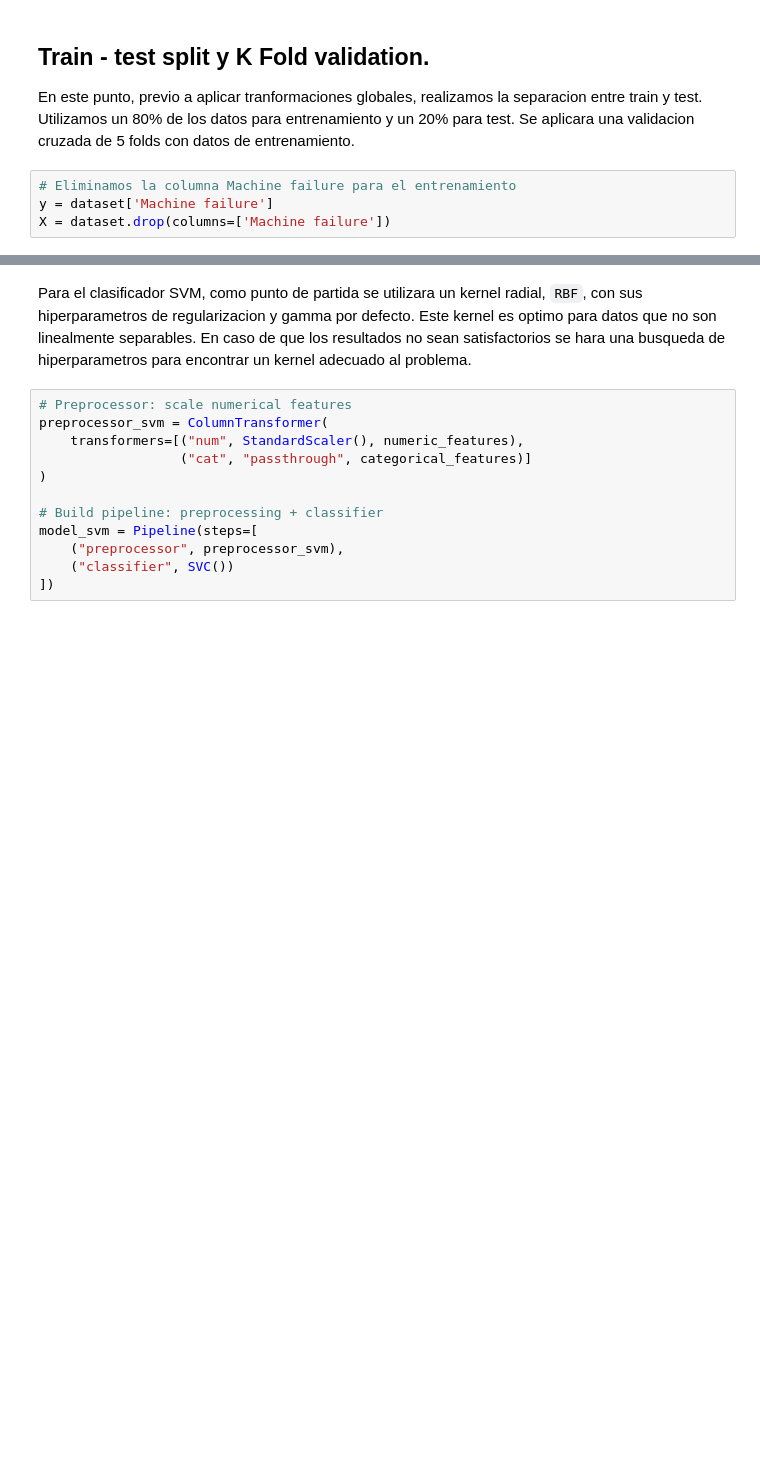
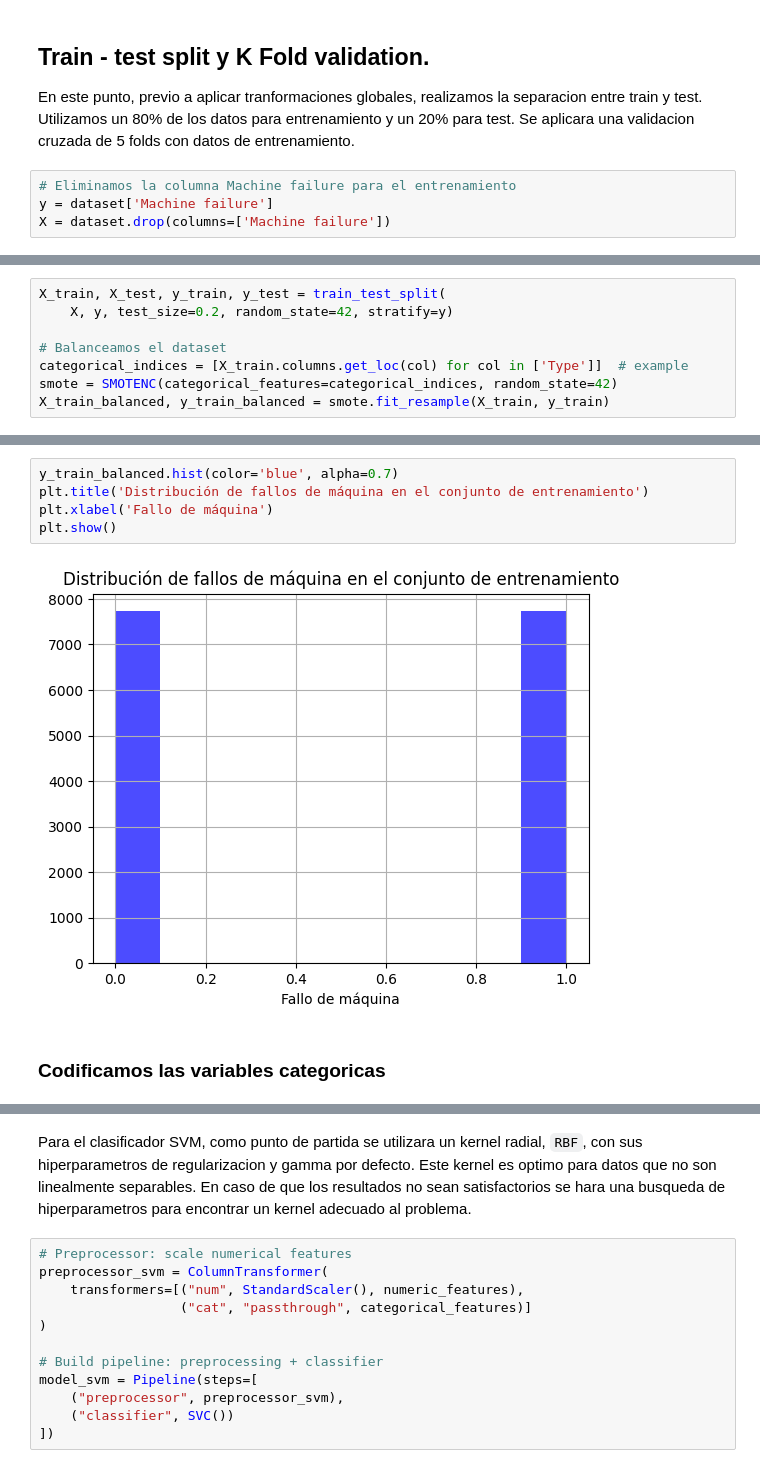
Before and after one commit to maximdorogov/aprendizaje-de-maquina, a Jupyter notebook: tp_final.ipynb, the cells around one changed output, grey strips where cells are left out. Drawn from its saved outputs; the diff is of its cells as text; blank space fills up the shorter version.

```diff
--- a/tp_final.ipynb
+++ b/tp_final.ipynb
@@ -199,0 +199,8 @@ Para el clasificador Naive Bayes, se utilizara un pipeline que incluya un escala
+# %%
+X_train, X_test, y_train, y_test = train_test_split(
+    X, y, test_size=0.2, random_state=42, stratify=y)
+
+# Balanceamos el dataset
+categorical_indices = [X_train.columns.get_loc(col) for col in ['Type']]  # example
+smote = SMOTENC(categorical_features=categorical_indices, random_state=42)
+X_train_balanced, y_train_balanced = smote.fit_resample(X_train, y_train)
@@ -199,0 +223,9 @@ Para el clasificador Naive Bayes, se utilizara un pipeline que incluya un escala
+# %%
+y_train_balanced.hist(color='blue', alpha=0.7)
+plt.title('Distribución de fallos de máquina en el conjunto de entrenamiento')
+plt.xlabel('Fallo de máquina')
+plt.show()
+# %% [output]
+[figure, added]
+# %% [markdown]
+### Codificamos las variables categoricas
```
Also changed, not shown: parts of 27 cells of this notebook.
